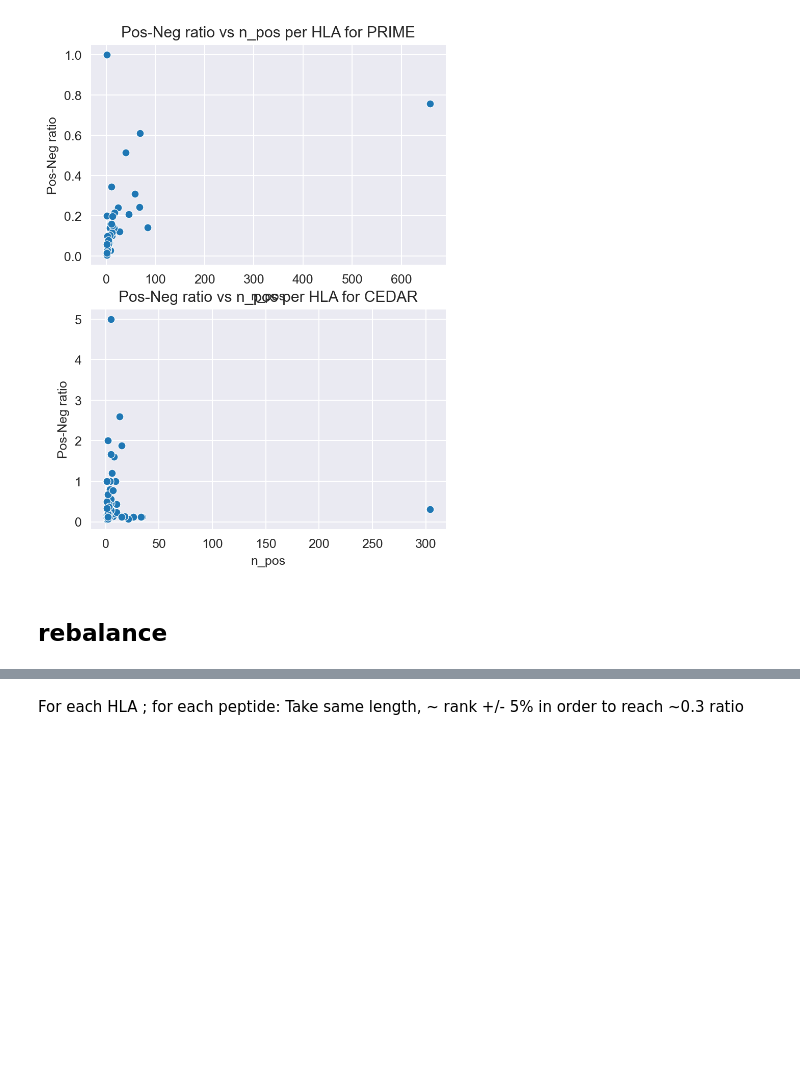
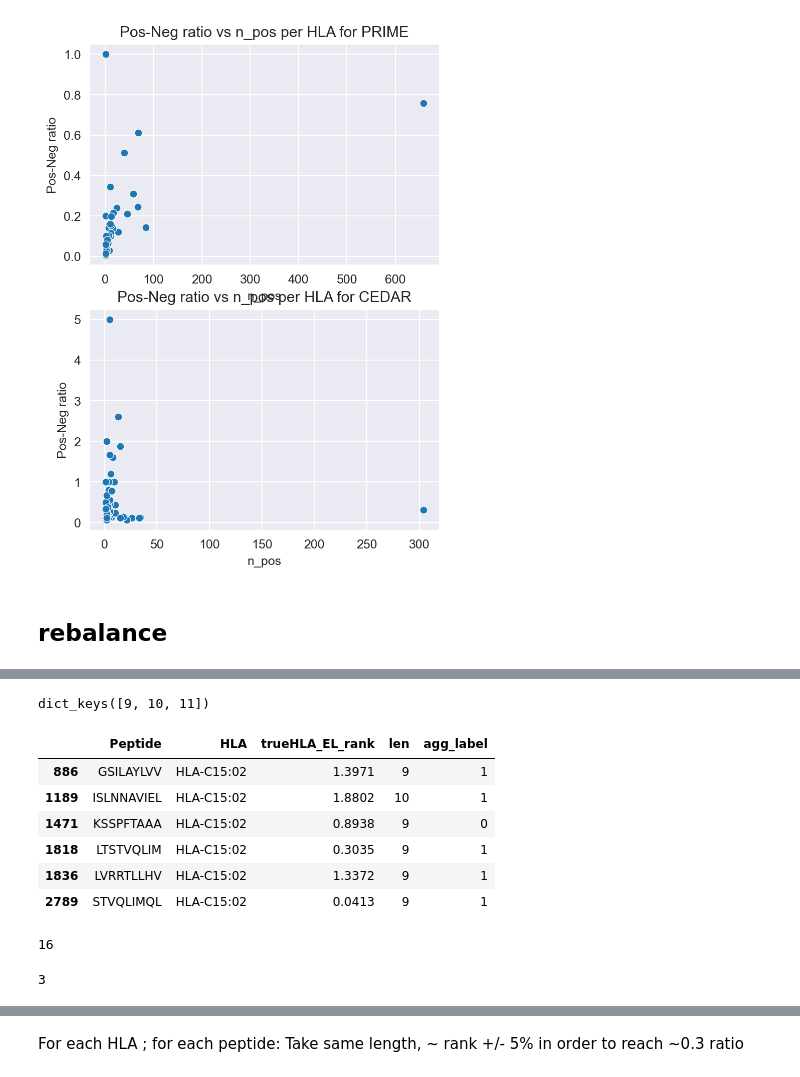
Before and after one commit to richieYT-wan/cedar, a Jupyter notebook: notebook/221003_rebalance_dataset_bootstrappingUntitled.ipynb, the cells around one changed output, grey strips where cells are left out. Saved outputs shown, nothing was run; the diff lists cells and outputs as text; code cells hidden in the pictures; blank space fills up the shorter version.

```diff
--- a/notebook/221003_rebalance_dataset_bootstrappingUntitled.ipynb
+++ b/notebook/221003_rebalance_dataset_bootstrappingUntitled.ipynb
@@ -199,3 +197,12 @@ Index(['HLA-A69:01', 'HLA-B44:08', 'HLA-B37:04', 'HLA-C08:02', 'HLA-A02:05',
        'HLA-A11:02', 'HLA-B52:01', 'HLA-A25:01', 'HLA-A02:06', 'HLA-B51:01',
        'HLA-C05:01', 'HLA-A26:01', 'HLA-C12:02'],
       dtype='object', name='HLA')
+# %%
+import math
+def get_closest_n(n_pos):
+    d = {int(n_pos/ref): abs(ref-n_pos/int(n_pos/ref)),
+         1+int(n_pos/ref): abs(ref-n_pos/(1+int(n_pos/ref))),
+         int(n_pos/ref)-1 : abs(ref-n_pos/(int(n_pos/ref)-1))}
+    return min(d, key=d.get)
+
+get_closest_n(4)
@@ -201,0 +245,20 @@ Index(['HLA-A69:01', 'HLA-B44:08', 'HLA-B37:04', 'HLA-C08:02', 'HLA-A02:05',
+# %%
+cedar.query("HLA=='HLA-C07:02' and agg_label==1")
+# %% [output]
+dict_keys([9, 10, 11])
+# %%
+display(cedar.query('HLA=="HLA-C15:02"')[['Peptide', 'HLA', 'trueHLA_EL_rank', 'len', 'agg_label']])
+get_closest_n(5)
+# %% [output]
+|  | Peptide | HLA | trueHLA_EL_rank | len | agg_label |
+| 886 | GSILAYLVV | HLA-C15:02 | 1.3971 | 9 | 1 |
+| 1189 | ISLNNAVIEL | HLA-C15:02 | 1.8802 | 10 | 1 |
+| 1471 | KSSPFTAAA | HLA-C15:02 | 0.8938 | 9 | 0 |
+| 1818 | LTSTVQLIM | HLA-C15:02 | 0.3035 | 9 | 1 |
+| 1836 | LVRRTLLHV | HLA-C15:02 | 1.3372 | 9 | 1 |
+| 2789 | STVQLIMQL | HLA-C15:02 | 0.0413 | 9 | 1 |
+16
+# %%
+def sample(
+# %% [output]
+3
```
Also changed, not shown: parts of 17 cells of this notebook, 1 other file.
